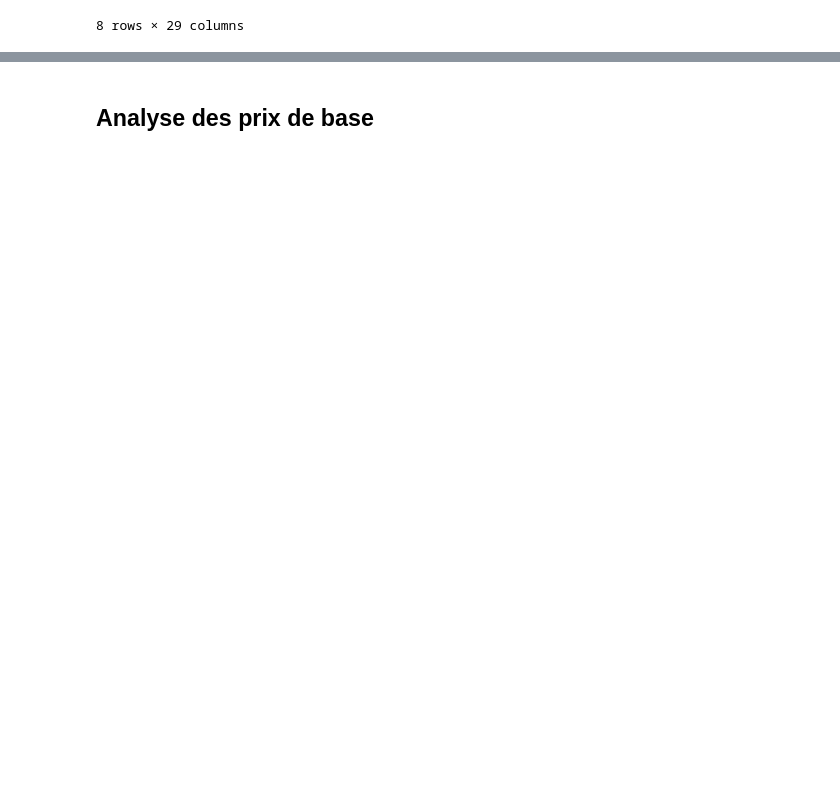
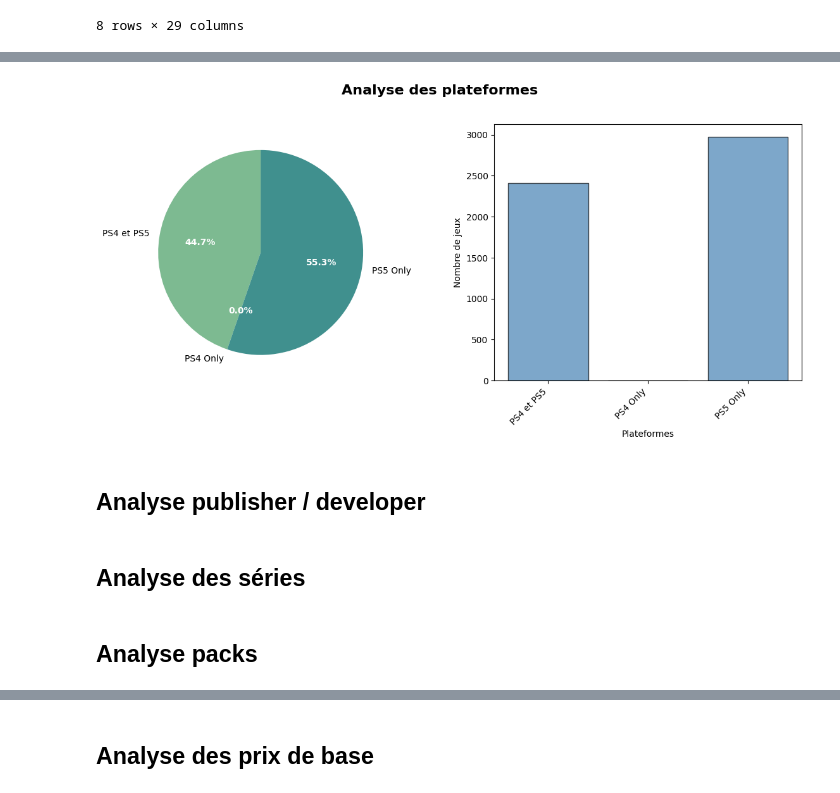
Before and after one commit to sebastien-chopin-dev/alyra-ia-psstore-machine-learning-project, a Jupyter notebook: notebooks/exploration.ipynb, the cells around one changed output, grey strips where cells are left out. Cells and saved outputs as stored; diff of their text form; code cells hidden in the pictures; blank space fills up the shorter version.

```diff
--- a/notebooks/exploration.ipynb
+++ b/notebooks/exploration.ipynb
@@ -342,0 +459,48 @@ ANALYSE DES DATES DE SORTIE
+# %%
+def create_plot_histogram_plateformes_count(data,axe: plt.Axes):
+
+    values = [item["value"] for item in data]
+    labels = [item["label"] for item in data]
+
+    axe.bar(
+        range(len(labels)),
+        values,
+        color="steelblue",
+        edgecolor="black",
+        alpha=0.7,
+    )
+
+    axe.set_xticks(range(len(labels)))
+    axe.set_xticklabels(labels, rotation=45, ha="right")
+
+    axe.set_xlabel("Plateformes")
+    axe.set_ylabel("Nombre de jeux")
+# %%
+def create_plot_analyse_plateformes(df: pd.DataFrame):
+    fig, (ax1, ax2) = plt.subplots(1, 2, figsize=(12, 6))
+    ax1: plt.Axes
+    ax2: plt.Axes
+
+    data = generate_platform_proportion_data(df)
+    draw_binary_circular_plots(
+        data,
+        "",
+        ax1,
+    )
+
+    create_plot_histogram_plateformes_count(data, ax2)
+
+    fig.suptitle(
+        "Analyse des plateformes",
+        fontsize=16,
+        fontweight="bold",
+    )
+
+    plt.tight_layout(pad=2.0)
+    plt.show()
+# %%
+create_plot_analyse_plateformes(df_analyse_plateformes)
+# %% [output]
+[figure, added]
+# %% [markdown]
+## Analyse publisher / developer
@@ -342,0 +509,2 @@ ANALYSE DES DATES DE SORTIE
+# %% [markdown]
+## Analyse des séries
@@ -342,0 +514,2 @@ ANALYSE DES DATES DE SORTIE
+# %% [markdown]
+## Analyse packs
```
Also changed, not shown: parts of 84 cells of this notebook, 14 other files.
